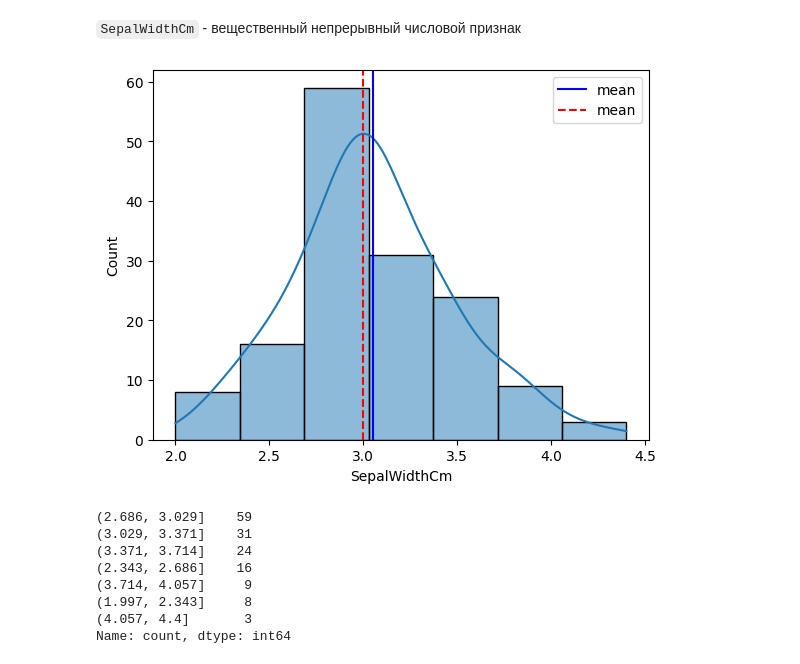
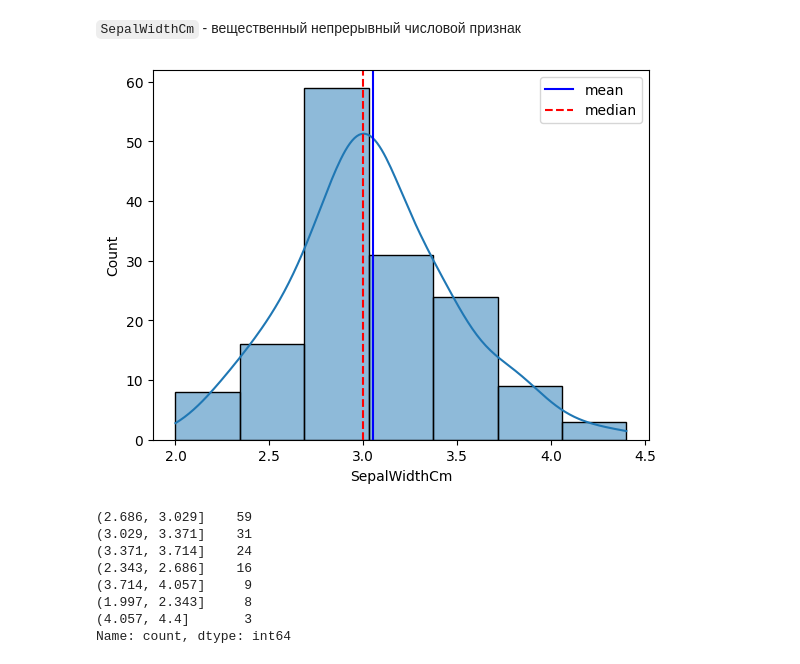
Before and after one commit to incubus-glitch/iris-dataset, a Jupyter notebook: notebooks/classification_iris_dataset.ipynb, the cells around one changed output. Saved outputs shown, nothing was run; the diff lists cells and outputs as text; code cells hidden in the pictures.

```diff
--- a/notebooks/classification_iris_dataset.ipynb
+++ b/notebooks/classification_iris_dataset.ipynb
@@ -259,11 +259,11 @@ df.groupby('Species')['SepalLengthCm'].describe()
 # %%
 sns.histplot(df['SepalWidthCm'], bins=7, kde=True)
 plt.axvline(df['SepalWidthCm'].mean(), color='blue', label='mean')
-plt.axvline(df['SepalWidthCm'].median(), color='red', linestyle='--', label='mean')
+plt.axvline(df['SepalWidthCm'].median(), color='red', linestyle='--', label='median')
 plt.legend()
 plt.show()
 # %% [output]
-[figure, old version]
+[figure, new version]
 # %%
 df['SepalWidthCm'].value_counts(bins=7)
 # %% [output]
```
Also changed, not shown: parts of 7 cells of this notebook.
